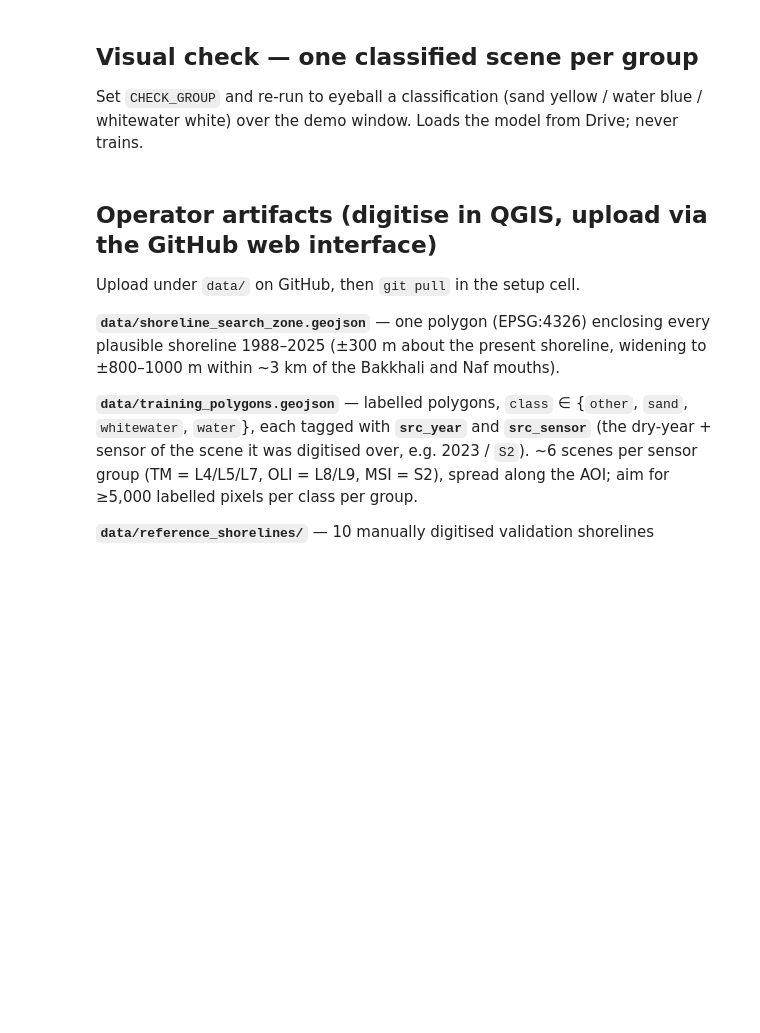
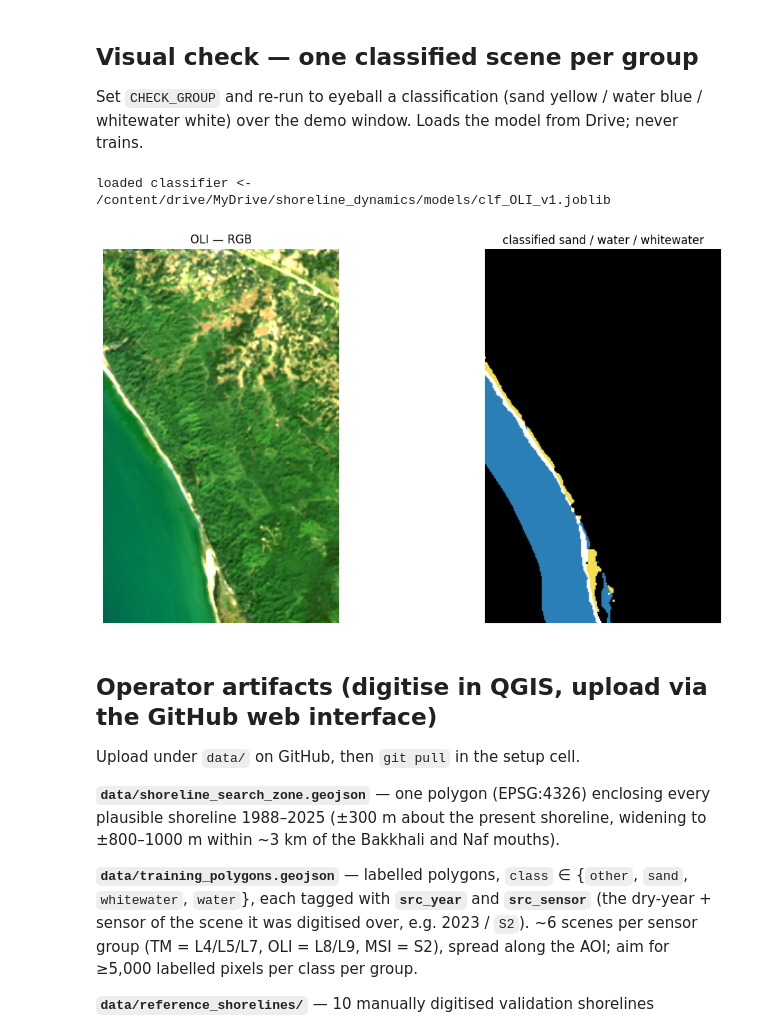
Before and after one commit to SKPrince1911/Shoreline-Dynamics, a Jupyter notebook: notebooks/03a_classifier_training.ipynb, the cells around one changed output. Cells and saved outputs as stored; diff of their text form; code cells hidden in the pictures; blank space fills up the shorter version.

```diff
--- a/notebooks/03a_classifier_training.ipynb
+++ b/notebooks/03a_classifier_training.ipynb
@@ -179,7 +214,7 @@ For each group `extract.train_group` streams its source scenes **one at a time**
 Drive**, evaluates on a held-out scene, and reports the per-class **≥0.90
 precision/recall gate** for sand & water. Empty groups are skipped gracefully.
 # %%
-TRAIN_GROUPS = ['MSI']      # <-- select groups to train: any of 'MSI','OLI','TM'
+TRAIN_GROUPS = ['TM']      # <-- select groups to train: any of 'MSI','OLI','TM'
 FORCE_RETRAIN = False       # <-- True to retrain even if a Drive model exists
 
 if not os.path.exists(TRAIN_PATH):
@@ -200,28 +253,31 @@ else:
 Set `CHECK_GROUP` and re-run to eyeball a classification (sand yellow / water blue /
 whitewater white) over the demo window. Loads the model from Drive; never trains.
 # %%
-CHECK_GROUP = 'MSI'    # <-- 'MSI' | 'OLI' | 'TM'
+CHECK_GROUP = 'OLI'    # <-- 'MSI' | 'OLI' | 'TM'
 # OLI = L8+L9 (L9 exists in the inventory; L8 has no clean single-date product here);
 # TM = L4/L5/L7. clf_OLI/clf_TM classify any sensor in their group.
 _sensor = {'MSI': 'S2', 'OLI': 'L9', 'TM': 'L5'}[CHECK_GROUP]
 if not extract.model_exists(CHECK_GROUP):
     print(f'{CHECK_GROUP}: no trained model on Drive yet — train it above.')
 else:
     # first_covering returns a pandas Series or None -> None-check, never `or`.
     _row = first_covering(annual, demo_ll, sensor=_sensor)
     if _row is None:
         _row = row_for(annual, sensor=_sensor)
     sc = extract.fetch_scene(_row, region_utm=demo_utm)   # demo window: light + fast
     clf = extract.load_classifier(CHECK_GROUP)            # prints the Drive path
     labels = extract.classify_scene(sc, clf)
     overlay = np.zeros(sc.valid.shape + (3,))
     overlay[labels == config.CLASS_SAND] = [0.96, 0.88, 0.30]
     overlay[labels == config.CLASS_WATER] = [0.17, 0.50, 0.72]
     overlay[labels == config.CLASS_WHITEWATER] = [1.0, 1.0, 1.0]
     fig, ax = plt.subplots(1, 2, figsize=(13, 6))
     ax[0].imshow(rgb_from_scene(sc)); ax[0].set_title(f'{CHECK_GROUP} — RGB'); ax[0].axis('off')
     ax[1].imshow(overlay); ax[1].set_title('classified sand / water / whitewater'); ax[1].axis('off')
     plt.tight_layout(); plt.show()
+# %% [output]
+loaded classifier <- /content/drive/MyDrive/shoreline_dynamics/models/clf_OLI_v1.joblib
+[figure, added]
 # %% [markdown]
 ## Operator artifacts (digitise in QGIS, upload via the GitHub web interface)
 
```
Also changed, not shown: parts of 7 cells of this notebook.
